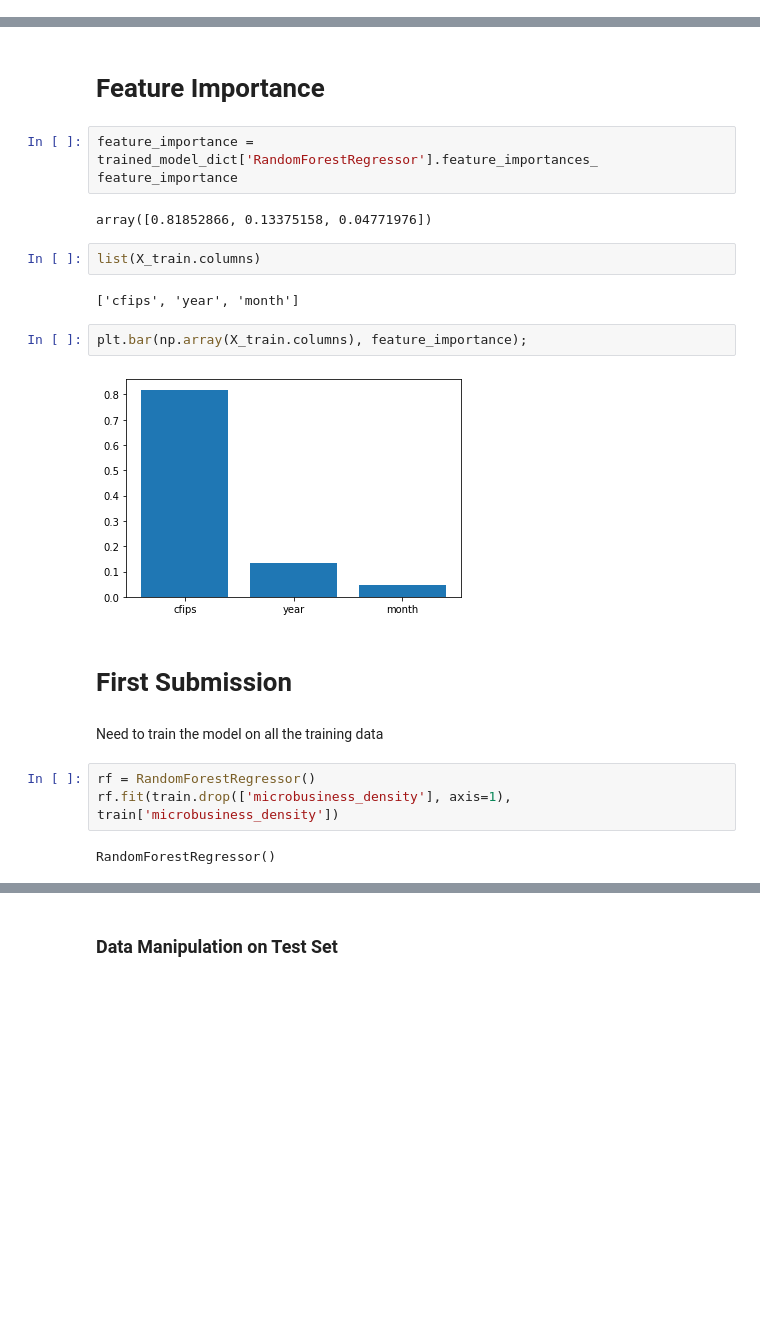
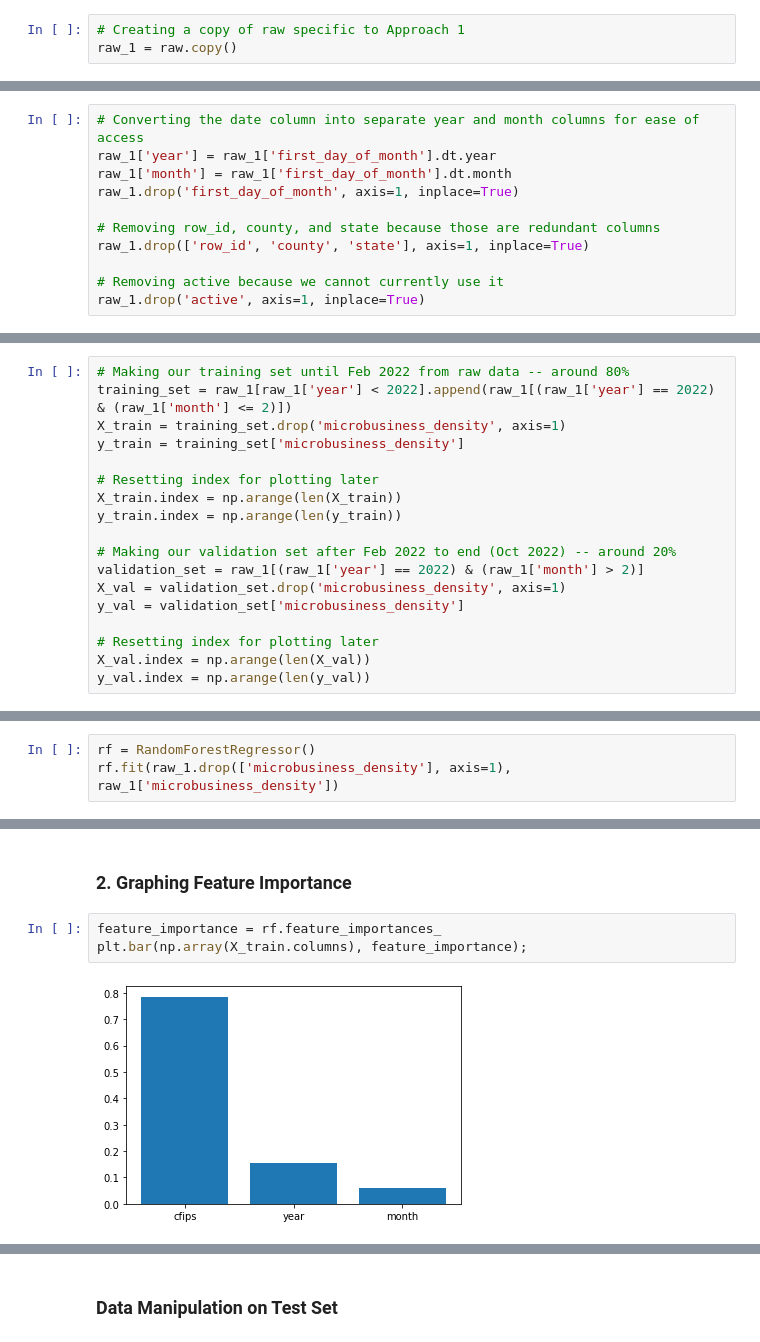
Before and after one commit to MohitSoni11/Kaggle-GoDaddy-Microbusiness-Density-Forecasting, a Jupyter notebook: basic_model.ipynb, the cells around one changed output, grey strips where cells are left out. Cells and saved outputs as stored; diff of their text form; blank space fills up the shorter version.

Commit message:
Combined train & census; cleaned code

```diff
--- a/basic_model.ipynb
+++ b/basic_model.ipynb
@@ -130,0 +43,3 @@ def training(model_dict, X_train, y_train):
+# %%
+# Creating a copy of raw specific to Approach 1
+raw_1 = raw.copy()
@@ -130,0 +64,11 @@ def training(model_dict, X_train, y_train):
+# %%
+# Converting the date column into separate year and month columns for ease of access
+raw_1['year'] = raw_1['first_day_of_month'].dt.year
+raw_1['month'] = raw_1['first_day_of_month'].dt.month
+raw_1.drop('first_day_of_month', axis=1, inplace=True)
+
+# Removing row_id, county, and state because those are redundant columns
+raw_1.drop(['row_id', 'county', 'state'], axis=1, inplace=True)
+
+# Removing active because we cannot currently use it
+raw_1.drop('active', axis=1, inplace=True)
@@ -130,0 +106,18 @@ def training(model_dict, X_train, y_train):
+# %%
+# Making our training set until Feb 2022 from raw data -- around 80%
+training_set = raw_1[raw_1['year'] < 2022].append(raw_1[(raw_1['year'] == 2022) & (raw_1['month'] <= 2)])
+X_train = training_set.drop('microbusiness_density', axis=1)
+y_train = training_set['microbusiness_density']
+
+# Resetting index for plotting later
+X_train.index = np.arange(len(X_train))
+y_train.index = np.arange(len(y_train))
+
+# Making our validation set after Feb 2022 to end (Oct 2022) -- around 20%
+validation_set = raw_1[(raw_1['year'] == 2022) & (raw_1['month'] > 2)]
+X_val = validation_set.drop('microbusiness_density', axis=1)
+y_val = validation_set['microbusiness_density']
+
+# Resetting index for plotting later
+X_val.index = np.arange(len(X_val))
+y_val.index = np.arange(len(y_val))
@@ -253,0 +297,3 @@ SVM.SVR (Training SMAPE): 54.56%
+# %%
+rf = RandomForestRegressor()
+rf.fit(raw_1.drop(['microbusiness_density'], axis=1), raw_1['microbusiness_density'])
@@ -254,24 +302,7 @@ SVM.SVR (Training SMAPE): 54.56%
 # %% [markdown]
-# Feature Importance
+### 2. Graphing Feature Importance
-# %%
-feature_importance = trained_model_dict['RandomForestRegressor'].feature_importances_
-feature_importance
-# %% [output]
-array([0.81852866, 0.13375158, 0.04771976])
-# %%
-list(X_train.columns)
-# %% [output]
-['cfips', 'year', 'month']
 # %%
+feature_importance = rf.feature_importances_
 plt.bar(np.array(X_train.columns), feature_importance);
 # %% [output]
-[figure, old version]
+[figure, new version]
-# %% [markdown]
-# First Submission
-# %% [markdown]
-Need to train the model on all the training data
-# %%
-rf = RandomForestRegressor()
-rf.fit(train.drop(['microbusiness_density'], axis=1), train['microbusiness_density'])
-# %% [output]
-RandomForestRegressor()
```
Also changed, not shown: parts of 55 cells of this notebook, 2 other files.
